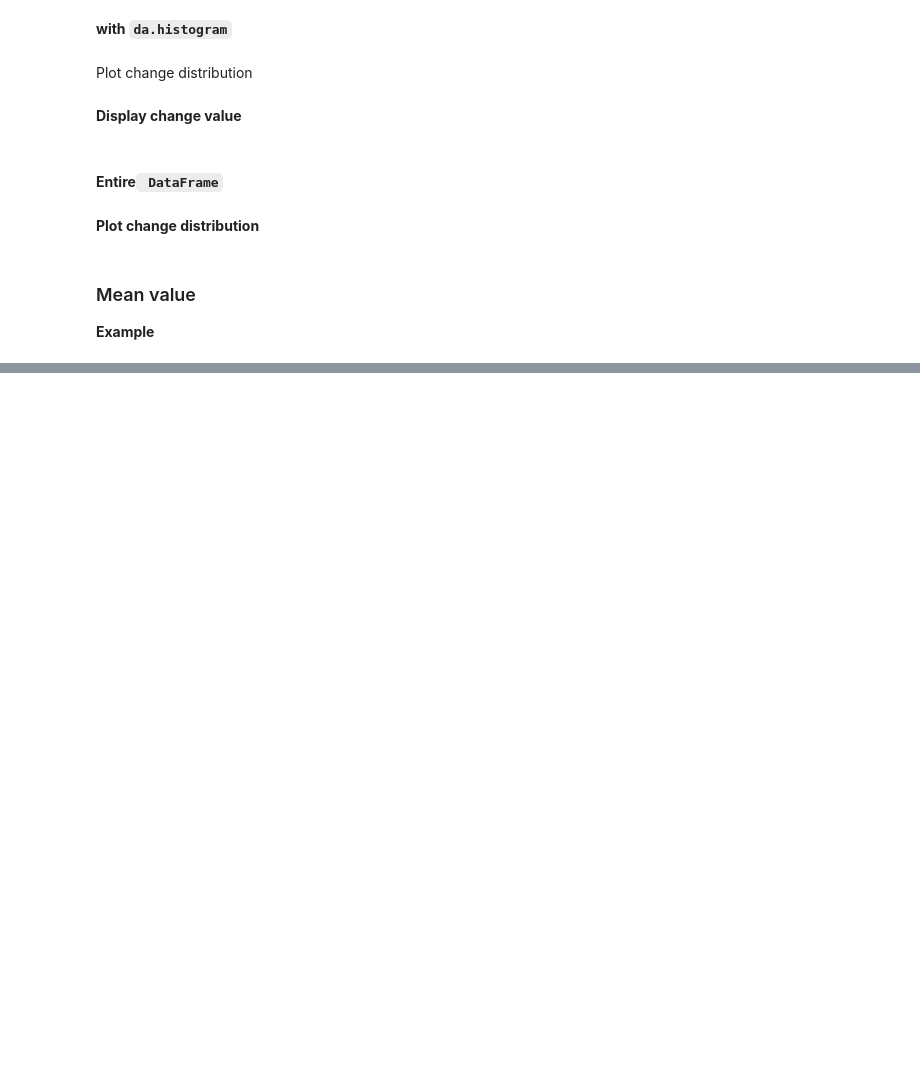
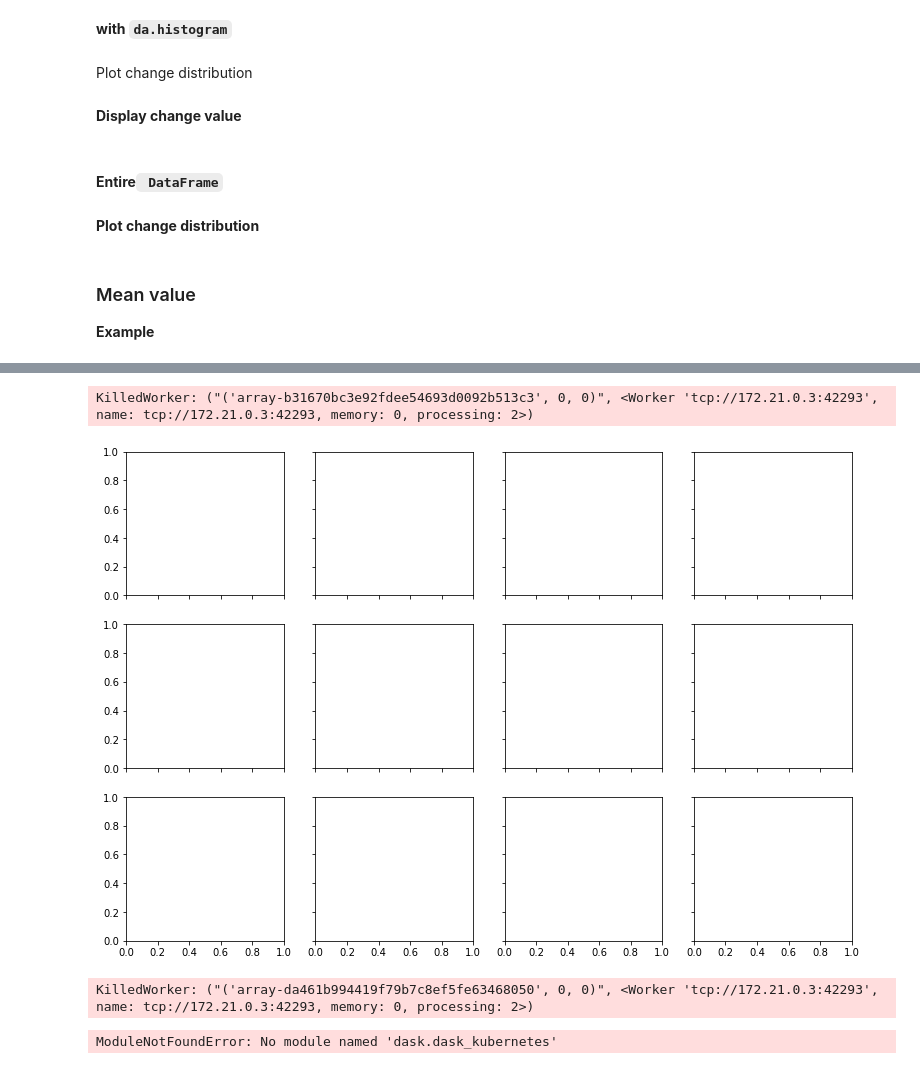
Before and after one commit to Vizzuality/soils-revealed-data, a Jupyter notebook: processing/precalculations_with_zarrs.ipynb, the cells around one changed output, grey strips where cells are left out. Drawn from its saved outputs; the diff is of its cells as text; code cells hidden in the pictures; blank space fills up the shorter version.

```diff
--- a/processing/precalculations_with_zarrs.ipynb
+++ b/processing/precalculations_with_zarrs.ipynb
@@ -601,6 +720,21 @@ ds
 # %%
 (ds.stocks
  .isel(time=slice(12))
- .where(ds.states == state_ids['Corrientes'])
- .sel(lon=slice(-62, -55), lat=slice(-32, -25))
+ .where(ds.index == gdf_ids['PATAGONIA'])
  .plot.imshow(col='time', col_wrap=4))
+# %% [output]
+KilledWorker: ("('array-b31670bc3e92fdee54693d0092b513c3', 0, 0)", <Worker 'tcp://172.21.0.3:42293', name: tcp://172.21.0.3:42293, memory: 0, processing: 2>)
+[figure, added]
+# %%
+(ds.stocks
+ .isel(time=slice(12))
+ .where(ds.index == state_ids['Corrientes'])
+ .mean(['lon', 'lat'])
+ .plot())
+# %% [output]
+KilledWorker: ("('array-da461b994419f79b7c8ef5fe63468050', 0, 0)", <Worker 'tcp://172.21.0.3:42293', name: tcp://172.21.0.3:42293, memory: 0, processing: 2>)
+# %%
+from dask.dask_kubernetes import KubeCluster
+cluster = KubeCluster.from_yaml('worker-template.yaml')
+# %% [output]
+ModuleNotFoundError: No module named 'dask.dask_kubernetes'
```
Also changed, not shown: parts of 18 cells of this notebook.
